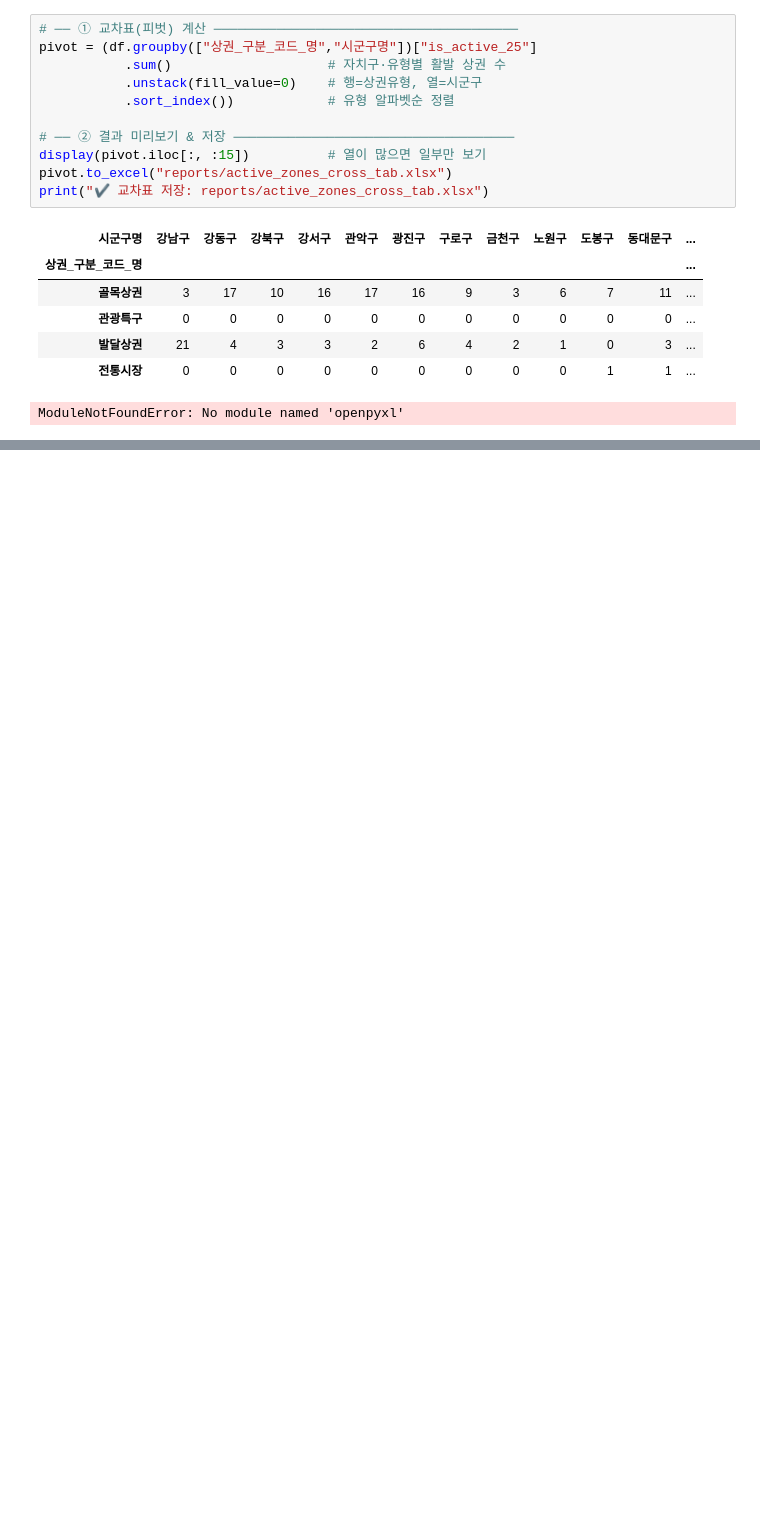
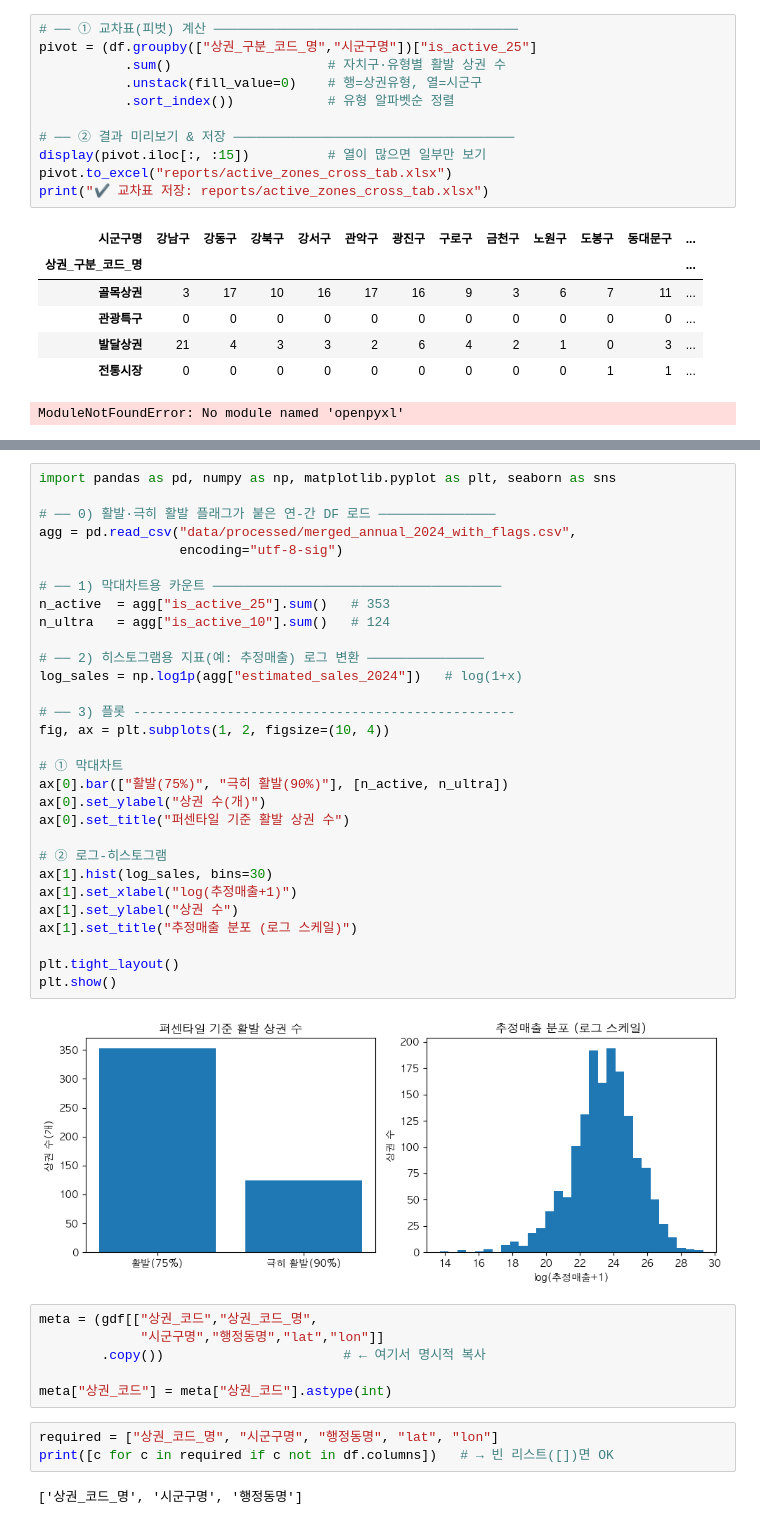
Before and after one commit to bichae777/active-zones-report, a Jupyter notebook: notebooks/03-visualize_results.ipynb, the cells around one changed output, grey strips where cells are left out. Drawn from its saved outputs; the diff is of its cells as text; blank space fills up the shorter version.

```diff
--- a/notebooks/03-visualize_results.ipynb
+++ b/notebooks/03-visualize_results.ipynb
@@ -272,0 +340,43 @@ ModuleNotFoundError: No module named 'openpyxl'
+# %%
+import pandas as pd, numpy as np, matplotlib.pyplot as plt, seaborn as sns
+
+# ── 0) 활발·극히 활발 플래그가 붙은 연-간 DF 로드 ───────────────
+agg = pd.read_csv("data/processed/merged_annual_2024_with_flags.csv",
+                  encoding="utf-8-sig")
+
+# ── 1) 막대차트용 카운트 ─────────────────────────────────────
+n_active  = agg["is_active_25"].sum()   # 353
+n_ultra   = agg["is_active_10"].sum()   # 124
+
+# ── 2) 히스토그램용 지표(예: 추정매출) 로그 변환 ───────────────
+log_sales = np.log1p(agg["estimated_sales_2024"])   # log(1+x)
+
+# ── 3) 플롯 -------------------------------------------------
+fig, ax = plt.subplots(1, 2, figsize=(10, 4))
+
+# ① 막대차트
+ax[0].bar(["활발(75%)", "극히 활발(90%)"], [n_active, n_ultra])
+ax[0].set_ylabel("상권 수(개)")
+ax[0].set_title("퍼센타일 기준 활발 상권 수")
+
+# ② 로그-히스토그램
+ax[1].hist(log_sales, bins=30)
+ax[1].set_xlabel("log(추정매출+1)")
+ax[1].set_ylabel("상권 수")
+ax[1].set_title("추정매출 분포 (로그 스케일)")
+
+plt.tight_layout()
+plt.show()
+# %% [output]
+[figure, added]
+# %%
+meta = (gdf[["상권_코드","상권_코드_명",
+             "시군구명","행정동명","lat","lon"]]
+        .copy())                       # ← 여기서 명시적 복사
+
+meta["상권_코드"] = meta["상권_코드"].astype(int)
+# %%
+required = ["상권_코드_명", "시군구명", "행정동명", "lat", "lon"]
+print([c for c in required if c not in df.columns])   # → 빈 리스트([])면 OK
+# %% [output]
+['상권_코드_명', '시군구명', '행정동명']
```
Also changed, not shown: parts of 14 cells of this notebook, 3 other files.
